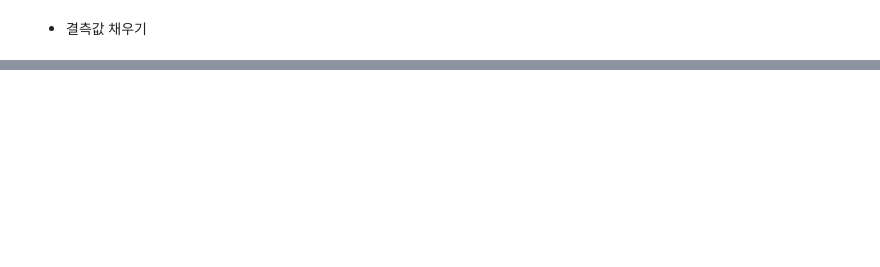
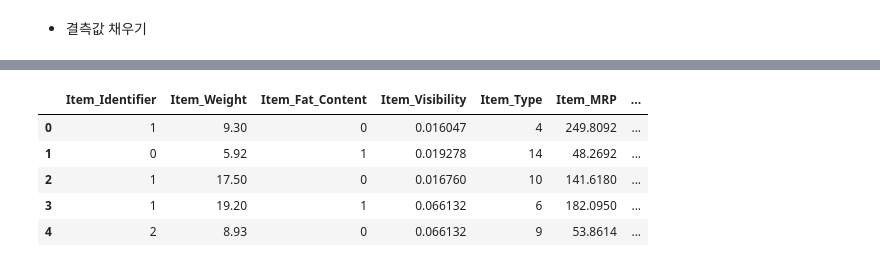
Before and after one commit to DanjyChichi/MachineLearning-2021-12, a Jupyter notebook: 04.회귀/08.과제-Bigmart_Sales_Prediction.ipynb, the cells around one changed output, grey strips where cells are left out. Saved outputs shown, nothing was run; the diff lists cells and outputs as text; code cells hidden in the pictures; blank space fills up the shorter version.

```diff
--- a/04.회귀/08.과제-Bigmart_Sales_Prediction.ipynb
+++ b/04.회귀/08.과제-Bigmart_Sales_Prediction.ipynb
@@ -107,0 +166,16 @@ plt.show()
+# %%
+df_train['Item_Identifier'] = le.fit_transform(df_train['Item_Identifier'])
+df_train['Item_Fat_Content'] = le.fit_transform(df_train['Item_Fat_Content'])
+df_train['Item_Type'] = le.fit_transform(df_train['Item_Type'])
+df_train['Outlet_Size'] = le.fit_transform(df_train['Outlet_Size'])
+df_train['Outlet_Location_Type'] = le.fit_transform(df_train['Outlet_Location_Type'])
+df_train['Outlet_Type'] = le.fit_transform(df_train['Outlet_Type'])
+
+df_train.head()
+# %% [output]
+|  | Item_Identifier | Item_Weight | Item_Fat_Content | Item_Visibility | Item_Type | Item_MRP | ... |
+| 0 | 1 | 9.30 | 0 | 0.016047 | 4 | 249.8092 | ... |
+| 1 | 0 | 5.92 | 1 | 0.019278 | 14 | 48.2692 | ... |
+| 2 | 1 | 17.50 | 0 | 0.016760 | 10 | 141.6180 | ... |
+| 3 | 1 | 19.20 | 1 | 0.066132 | 6 | 182.0950 | ... |
+| 4 | 2 | 8.93 | 0 | 0.066132 | 9 | 53.8614 | ... |
```
Also changed, not shown: parts of 68 cells of this notebook, 1 other file.
